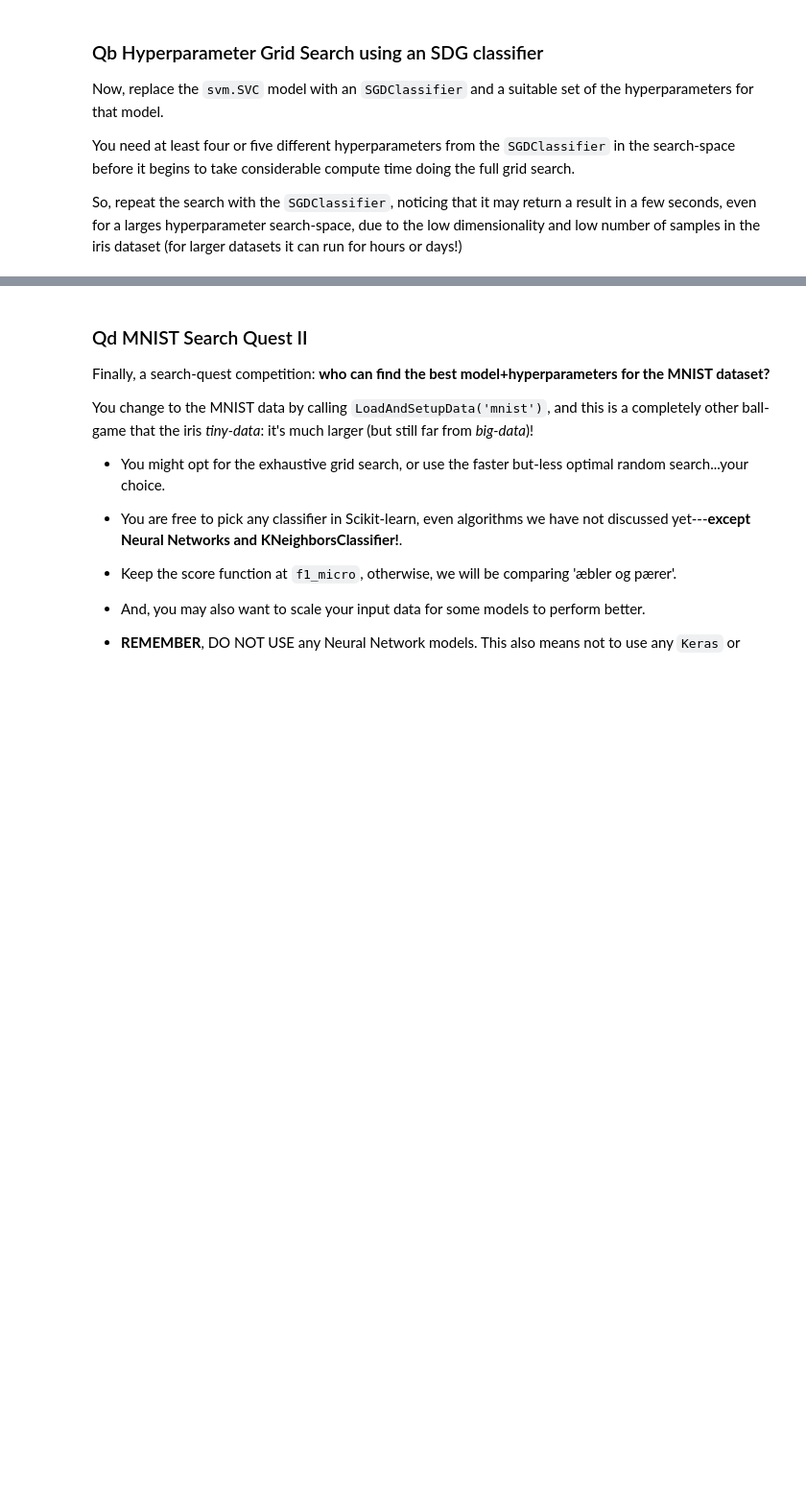
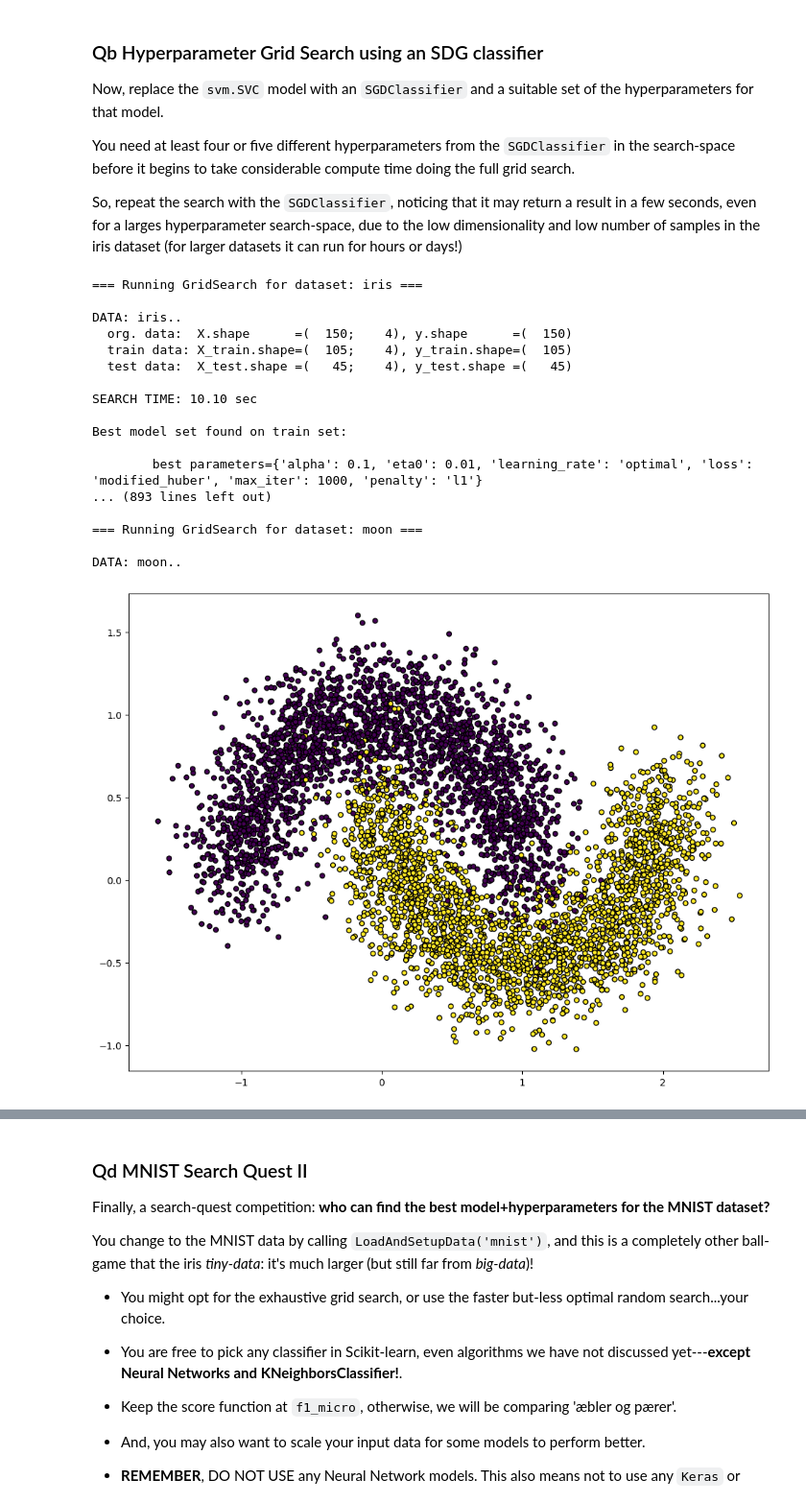
Before and after one commit to MadsSoeborg/MAL_30, a Jupyter notebook: O3/gridsearch.ipynb, the cells around one changed output, grey strips where cells are left out. Shown at 96% size. Drawn from its saved outputs; the diff is of its cells as text; code cells hidden in the pictures; blank space fills up the shorter version.

```diff
--- a/O3/gridsearch.ipynb
+++ b/O3/gridsearch.ipynb
@@ -258,0 +256,50 @@ assert False, "TODO: make a grid search on the SDG classifier.."
+# %%
+from sklearn.linear_model import SGDClassifier
+from sklearn.model_selection import GridSearchCV
+from time import time
+
+methods = ['iris', 'moon']
+
+for method in methods:
+    print(f"\n=== Running GridSearch for dataset: {method} ===\n")
+
+    x_train, x_test, y_train, y_test = LoadAndSetupData(method, test_size=0.3)
+
+    model = SGDClassifier(random_state=42)
+
+    tuning_parameters = {
+        'loss': ['hinge', 'log_loss', 'modified_huber', 'squared_hinge'],
+        'penalty': ['l1', 'l2', 'elasticnet'],
+        'alpha': [0.0001, 0.001, 0.01, 0.1],
+        'learning_rate': ['constant', 'optimal', 'adaptive'],
+        'eta0': [0.01, 0.1, 1.0],
+        'max_iter': [1000, 2000]
+    }
+
+    time_start = time()
+
+    grid_tuned = GridSearchCV(model, tuning_parameters, scoring='f1_micro', n_jobs=-1)
+    grid_tuned.fit(x_train, y_train)
+
+    time_gridsearch = time() - time_start
+
+    FullReport(grid_tuned, x_test, y_test, time_gridsearch)
+# %% [output]
+=== Running GridSearch for dataset: iris ===
+
+DATA: iris..
+  org. data:  X.shape      =(  150;    4), y.shape      =(  150)
+  train data: X_train.shape=(  105;    4), y_train.shape=(  105)
+  test data:  X_test.shape =(   45;    4), y_test.shape =(   45)
+
+SEARCH TIME: 10.10 sec
+
+Best model set found on train set:
+
+        best parameters={'alpha': 0.1, 'eta0': 0.01, 'learning_rate': 'optimal', 'loss': 'modified_huber', 'max_iter': 1000, 'penalty': 'l1'}
+... (893 lines left out)
+
+=== Running GridSearch for dataset: moon ===
+
+DATA: moon..
+[figure, added]
```
Also changed, not shown: parts of 2 cells of this notebook.
